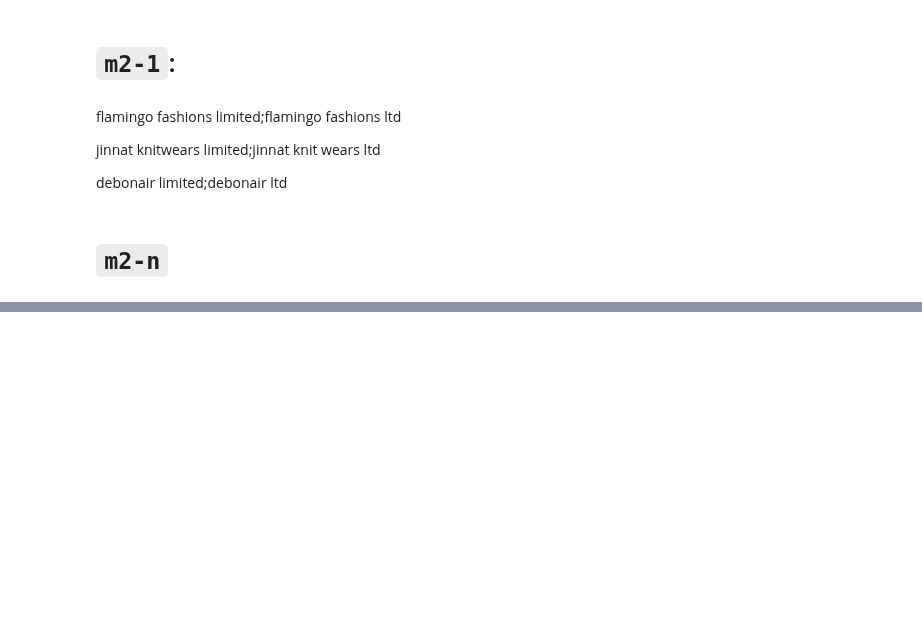
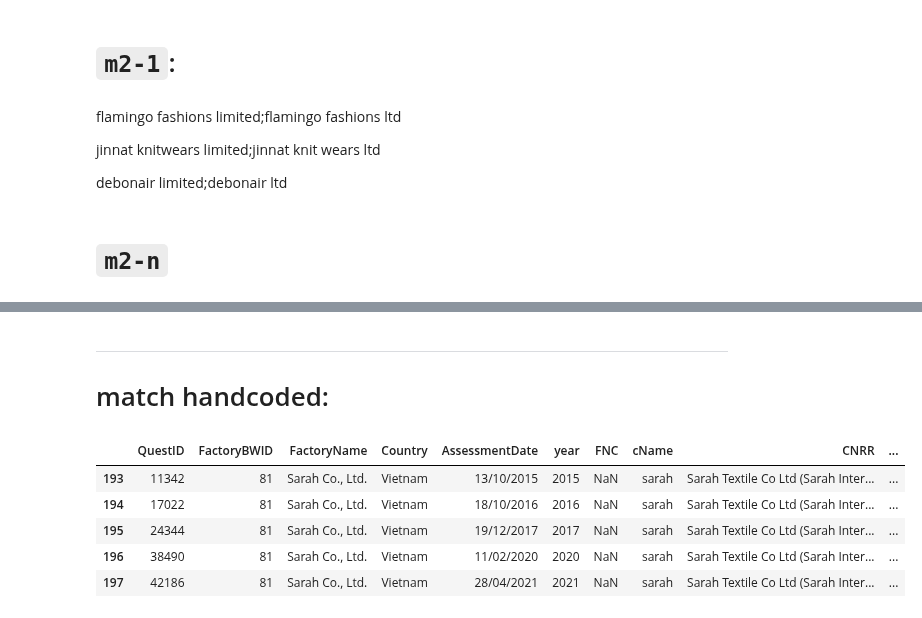
Before and after one commit to xolyn/labor_audit, a Jupyter notebook: LingyuZhou/w9/w9.ipynb, the cells around one changed output, grey strips where cells are left out. Cells and saved outputs as stored; diff of their text form; code cells hidden in the pictures; blank space fills up the shorter version.

Commit message:
add handcode column + few manual corrections

```diff
--- a/LingyuZhou/w9/w9.ipynb
+++ b/LingyuZhou/w9/w9.ipynb
@@ -226,3 +272,6 @@ bw[bw.cName=='sam kyung jaya busana pt']
 | 4773 | 36967 | 2071 | PT Sam Kyung Jaya Busana | Indonesia | 21/10/2019 | 2019 | NaN | sam kyung jaya busana pt | PT Samkyung Jaya Busana | ... |
 # %%
 bw.drop('FNC',axis=1).to_csv('bw0730.csv', index=False)
+# %% [markdown]
+---
+# match handcoded:
@@ -228,0 +281,10 @@ bw.drop('FNC',axis=1).to_csv('bw0730.csv', index=False)
+# %%
+bw[bw.cName.str.contains('sarah')]
+# match('sarah','sarah textile',round=2)
+# %% [output]
+|  | QuestID | FactoryBWID | FactoryName | Country | AssessmentDate | year | FNC | cName | CNRR | ... |
+| 193 | 11342 | 81 | Sarah Co., Ltd. | Vietnam | 13/10/2015 | 2015 | NaN | sarah | Sarah Textile Co Ltd (Sarah Inter... | ... |
+| 194 | 17022 | 81 | Sarah Co., Ltd. | Vietnam | 18/10/2016 | 2016 | NaN | sarah | Sarah Textile Co Ltd (Sarah Inter... | ... |
+| 195 | 24344 | 81 | Sarah Co., Ltd. | Vietnam | 19/12/2017 | 2017 | NaN | sarah | Sarah Textile Co Ltd (Sarah Inter... | ... |
+| 196 | 38490 | 81 | Sarah Co., Ltd. | Vietnam | 11/02/2020 | 2020 | NaN | sarah | Sarah Textile Co Ltd (Sarah Inter... | ... |
+| 197 | 42186 | 81 | Sarah Co., Ltd. | Vietnam | 28/04/2021 | 2021 | NaN | sarah | Sarah Textile Co Ltd (Sarah Inter... | ... |
```
Also changed, not shown: parts of 16 cells of this notebook, 1 other file.
